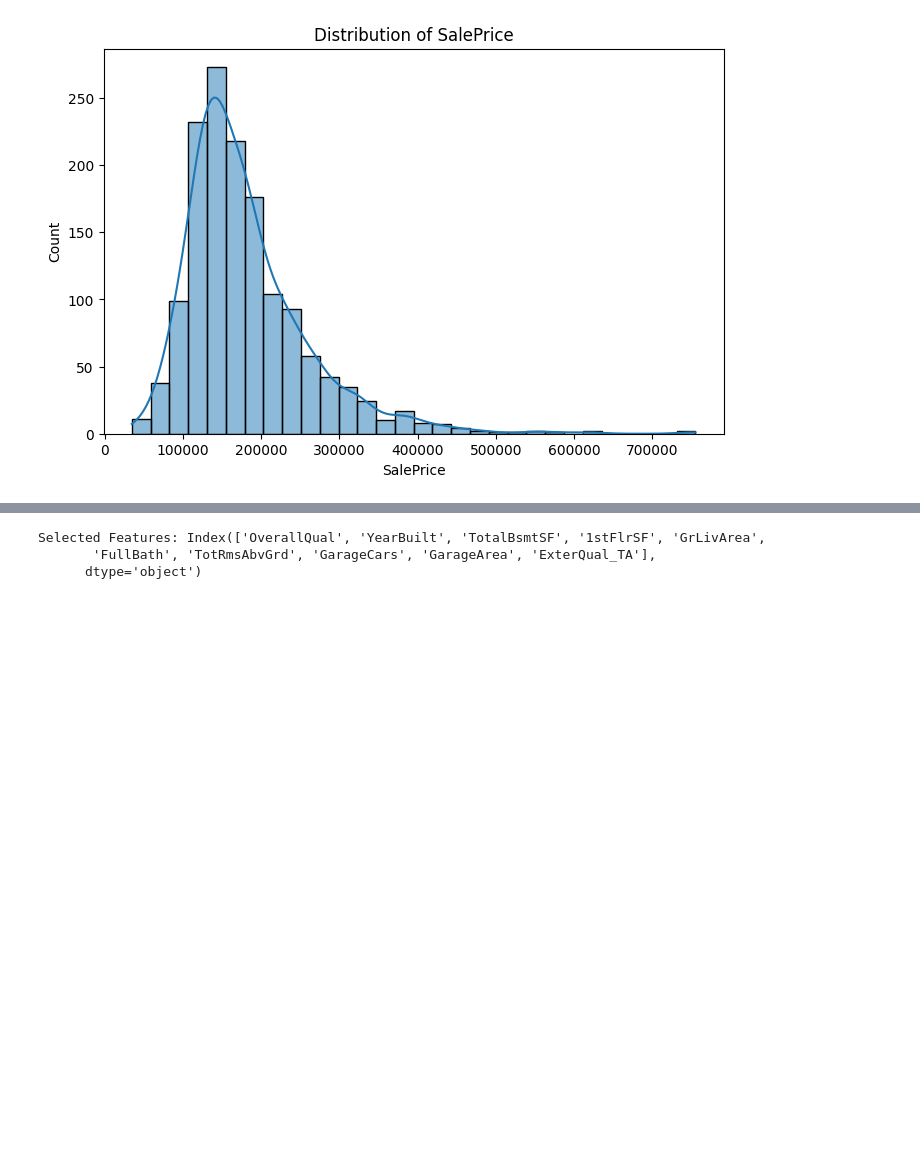
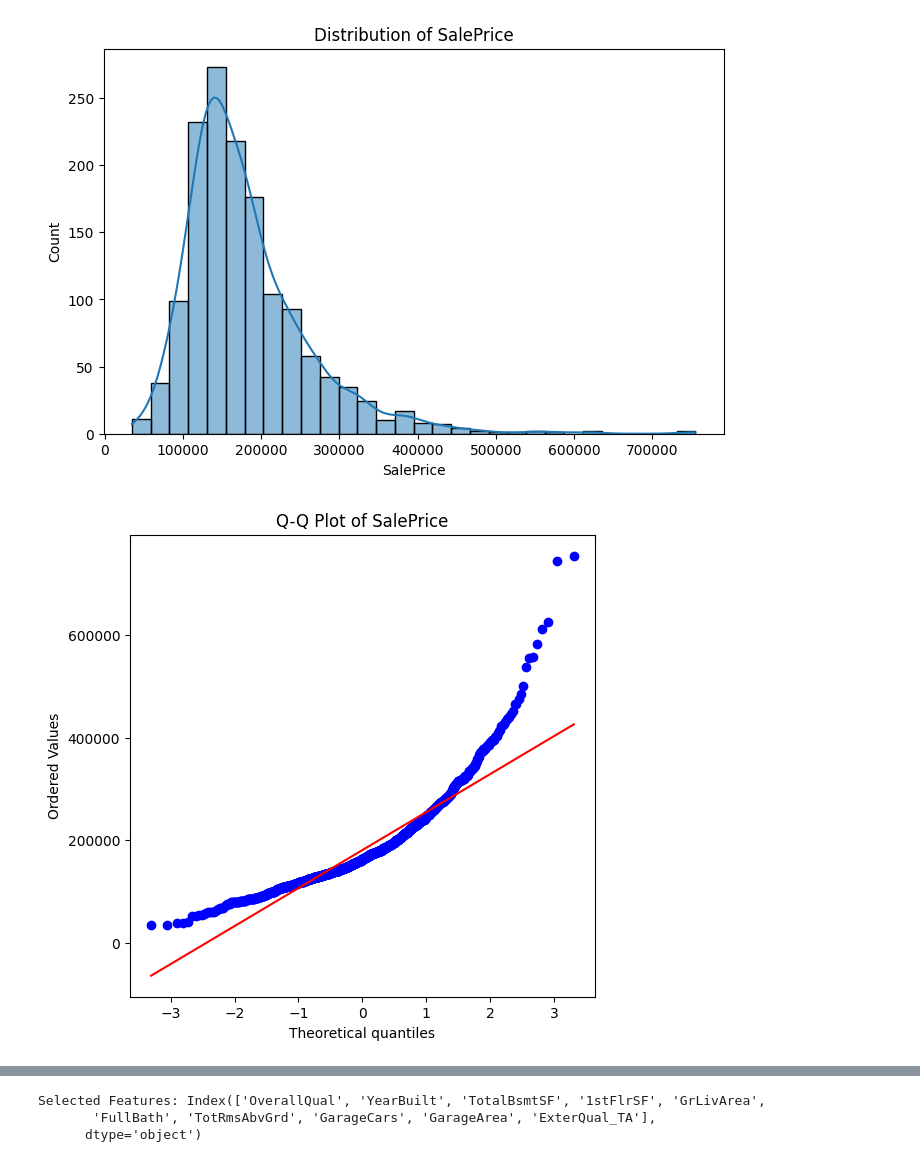
Before and after one commit to Amitanup/jupyter-notebook, a Jupyter notebook: eda final.ipynb, the cells around one changed output, grey strips where cells are left out. Drawn from its saved outputs; the diff is of its cells as text; code cells hidden in the pictures; blank space fills up the shorter version.

```diff
--- a/eda final.ipynb
+++ b/eda final.ipynb
@@ -30,5 +30,6 @@ SaleCondition      0
 SalePrice          0
 Length: 81, dtype: int64
 # %%
+
 mis=df.isnull().mean()
-df = df.drop(columns=mis[mis > 0.5].index)
+df = df.drop(columns=mis[mis > 0.8].index)
@@ -39,3 +48,6 @@ hi=df[numerical_data].median()
+# %%
+
+hi=df[numerical_data].mean()
 # %%
 df[numerical_data] = df[numerical_data].fillna(hi)
 # %%
@@ -96,6 +108,14 @@ plt.title("Distribution of SalePrice")
 plt.show()
 # %% [output]
 [figure]
+# %%
+import scipy.stats as stats
+plt.figure(figsize=(6, 6))
+stats.probplot(df['SalePrice'], dist="norm", plot=plt)
+plt.title("Q-Q Plot of SalePrice")
+plt.show()
+# %% [output]
+[figure, added]
 # %%
 df.head()
 # %% [output]
```
Also changed, not shown: parts of 12 cells of this notebook.
